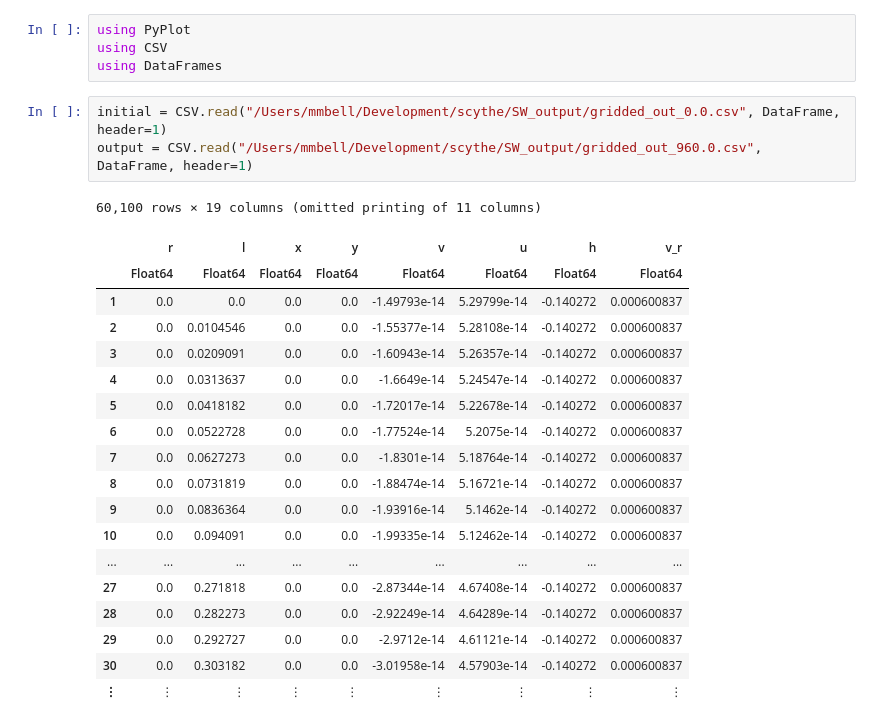
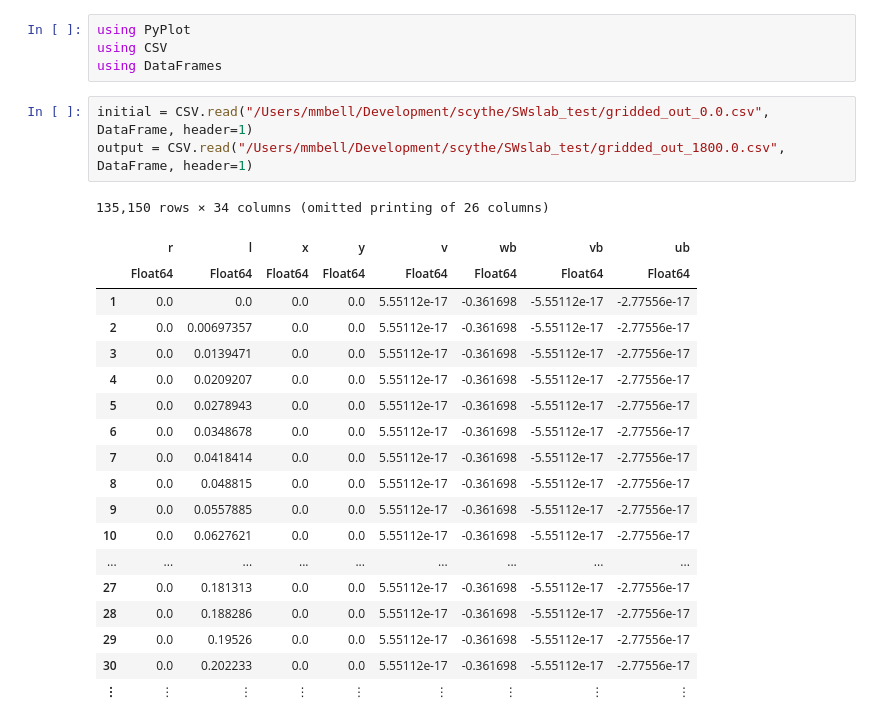
Before and after one commit to mmbell/Scythe.jl, a Jupyter notebook: Notebooks/plot_RL_tests.ipynb, the cells around one changed output. Cells and saved outputs as stored; diff of their text form.

```diff
--- a/Notebooks/plot_RL_tests.ipynb
+++ b/Notebooks/plot_RL_tests.ipynb
@@ -3,26 +3,26 @@ using PyPlot
 using CSV
 using DataFrames
 # %%
-initial = CSV.read("/Users/mmbell/Development/scythe/SW_output/gridded_out_0.0.csv", DataFrame, header=1)
-output = CSV.read("/Users/mmbell/Development/scythe/SW_output/gridded_out_960.0.csv", DataFrame, header=1)
+initial = CSV.read("/Users/mmbell/Development/scythe/SWslab_test/gridded_out_0.0.csv", DataFrame, header=1)
+output = CSV.read("/Users/mmbell/Development/scythe/SWslab_test/gridded_out_1800.0.csv", DataFrame, header=1)
 # %% [output]
-60,100 rows × 19 columns (omitted printing of 11 columns)
+135,150 rows × 34 columns (omitted printing of 26 columns)
-|  | r | l | x | y | v | u | h | v_r |
+|  | r | l | x | y | v | wb | vb | ub |
 |  | Float64 | Float64 | Float64 | Float64 | Float64 | Float64 | Float64 | Float64 |
-| 1 | 0.0 | 0.0 | 0.0 | 0.0 | -1.49793e-14 | 5.29799e-14 | -0.140272 | 0.000600837 |
-| 2 | 0.0 | 0.0104546 | 0.0 | 0.0 | -1.55377e-14 | 5.28108e-14 | -0.140272 | 0.000600837 |
-| 3 | 0.0 | 0.0209091 | 0.0 | 0.0 | -1.60943e-14 | 5.26357e-14 | -0.140272 | 0.000600837 |
-| 4 | 0.0 | 0.0313637 | 0.0 | 0.0 | -1.6649e-14 | 5.24547e-14 | -0.140272 | 0.000600837 |
-| 5 | 0.0 | 0.0418182 | 0.0 | 0.0 | -1.72017e-14 | 5.22678e-14 | -0.140272 | 0.000600837 |
-| 6 | 0.0 | 0.0522728 | 0.0 | 0.0 | -1.77524e-14 | 5.2075e-14 | -0.140272 | 0.000600837 |
-| 7 | 0.0 | 0.0627273 | 0.0 | 0.0 | -1.8301e-14 | 5.18764e-14 | -0.140272 | 0.000600837 |
-| 8 | 0.0 | 0.0731819 | 0.0 | 0.0 | -1.88474e-14 | 5.16721e-14 | -0.140272 | 0.000600837 |
-| 9 | 0.0 | 0.0836364 | 0.0 | 0.0 | -1.93916e-14 | 5.1462e-14 | -0.140272 | 0.000600837 |
-| 10 | 0.0 | 0.094091 | 0.0 | 0.0 | -1.99335e-14 | 5.12462e-14 | -0.140272 | 0.000600837 |
+| 1 | 0.0 | 0.0 | 0.0 | 0.0 | 5.55112e-17 | -0.361698 | -5.55112e-17 | -2.77556e-17 |
+| 2 | 0.0 | 0.00697357 | 0.0 | 0.0 | 5.55112e-17 | -0.361698 | -5.55112e-17 | -2.77556e-17 |
+| 3 | 0.0 | 0.0139471 | 0.0 | 0.0 | 5.55112e-17 | -0.361698 | -5.55112e-17 | -2.77556e-17 |
+| 4 | 0.0 | 0.0209207 | 0.0 | 0.0 | 5.55112e-17 | -0.361698 | -5.55112e-17 | -2.77556e-17 |
+| 5 | 0.0 | 0.0278943 | 0.0 | 0.0 | 5.55112e-17 | -0.361698 | -5.55112e-17 | -2.77556e-17 |
+| 6 | 0.0 | 0.0348678 | 0.0 | 0.0 | 5.55112e-17 | -0.361698 | -5.55112e-17 | -2.77556e-17 |
+| 7 | 0.0 | 0.0418414 | 0.0 | 0.0 | 5.55112e-17 | -0.361698 | -5.55112e-17 | -2.77556e-17 |
+| 8 | 0.0 | 0.048815 | 0.0 | 0.0 | 5.55112e-17 | -0.361698 | -5.55112e-17 | -2.77556e-17 |
+| 9 | 0.0 | 0.0557885 | 0.0 | 0.0 | 5.55112e-17 | -0.361698 | -5.55112e-17 | -2.77556e-17 |
+| 10 | 0.0 | 0.0627621 | 0.0 | 0.0 | 5.55112e-17 | -0.361698 | -5.55112e-17 | -2.77556e-17 |
 | ... | ... | ... | ... | ... | ... | ... | ... | ... |
-| 27 | 0.0 | 0.271818 | 0.0 | 0.0 | -2.87344e-14 | 4.67408e-14 | -0.140272 | 0.000600837 |
-| 28 | 0.0 | 0.282273 | 0.0 | 0.0 | -2.92249e-14 | 4.64289e-14 | -0.140272 | 0.000600837 |
-| 29 | 0.0 | 0.292727 | 0.0 | 0.0 | -2.9712e-14 | 4.61121e-14 | -0.140272 | 0.000600837 |
-| 30 | 0.0 | 0.303182 | 0.0 | 0.0 | -3.01958e-14 | 4.57903e-14 | -0.140272 | 0.000600837 |
+| 27 | 0.0 | 0.181313 | 0.0 | 0.0 | 5.55112e-17 | -0.361698 | -5.55112e-17 | -2.77556e-17 |
+| 28 | 0.0 | 0.188286 | 0.0 | 0.0 | 5.55112e-17 | -0.361698 | -5.55112e-17 | -2.77556e-17 |
+| 29 | 0.0 | 0.19526 | 0.0 | 0.0 | 5.55112e-17 | -0.361698 | -5.55112e-17 | -2.77556e-17 |
+| 30 | 0.0 | 0.202233 | 0.0 | 0.0 | 5.55112e-17 | -0.361698 | -5.55112e-17 | -2.77556e-17 |
 | ⋮ | ⋮ | ⋮ | ⋮ | ⋮ | ⋮ | ⋮ | ⋮ | ⋮ |
 # %%
```
Also changed, not shown: parts of 3 cells of this notebook, 6 other files.
